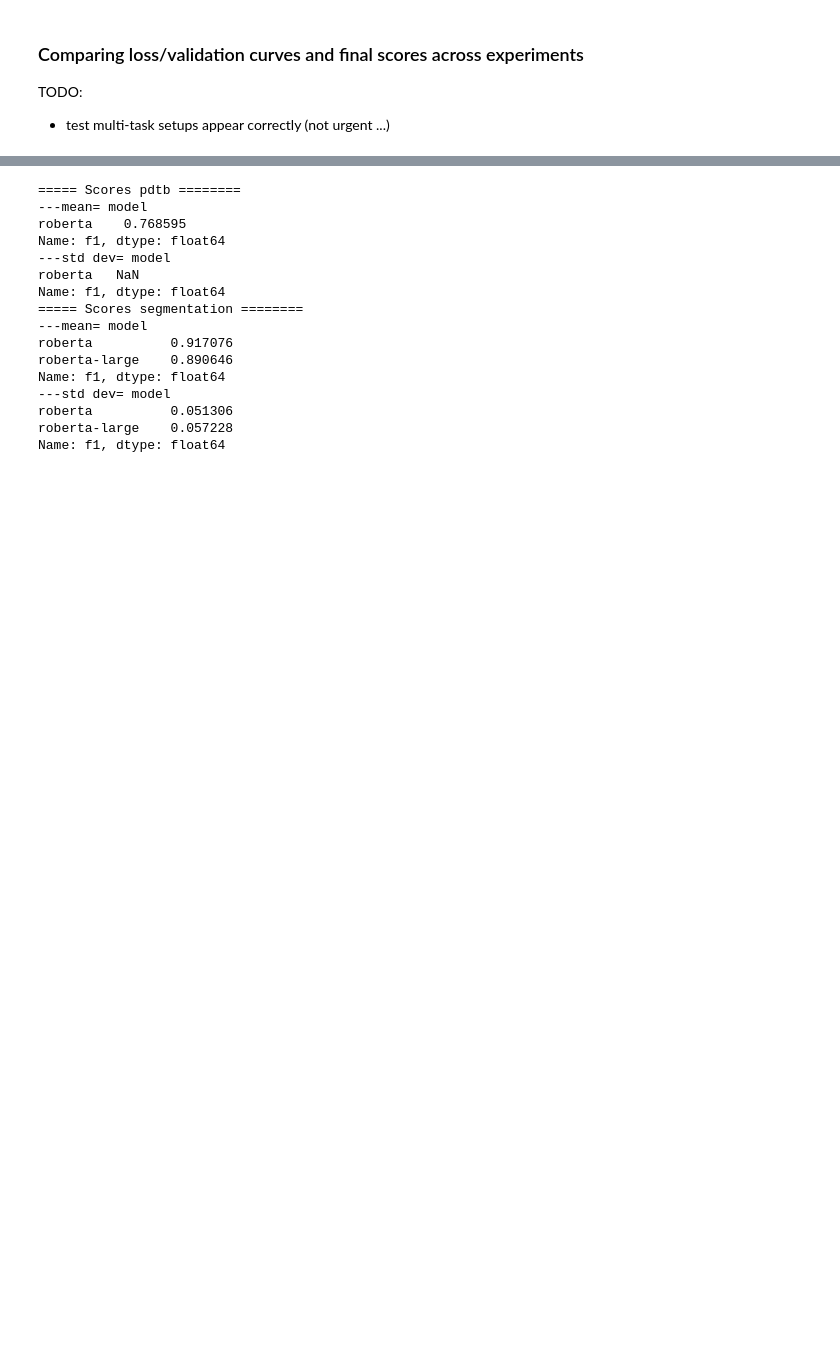
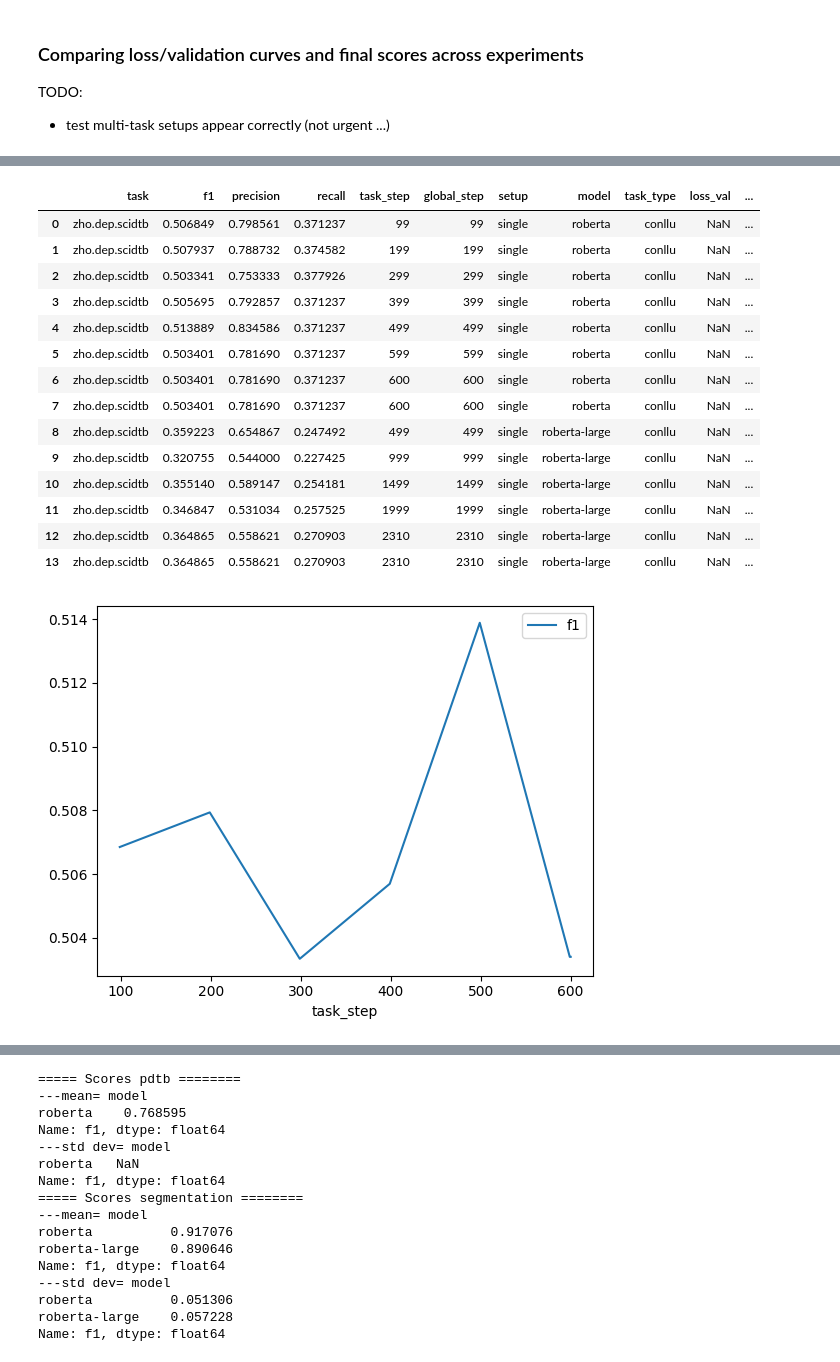
Before and after one commit to phimit/jiant, a Jupyter notebook: scripts/vizu_results.ipynb, the cells around one changed output, grey strips where cells are left out. Saved outputs shown, nothing was run; the diff lists cells and outputs as text; code cells hidden in the pictures; blank space fills up the shorter version.

Commit message:
collect score; generate test preds

```diff
--- a/scripts/vizu_results.ipynb
+++ b/scripts/vizu_results.ipynb
@@ -43,15 +177,11 @@ val_scores
 # %%
 
-TEST_TASK = "deu_rst_pcc"
+TEST_TASK = "zho_dep_scidtb"
 
 test_dir = retrieve_expe_dir(TEST_TASK,"conllu","roberta",config)
 print(test_dir)
 print(get_taskname_from_dir(test_dir))
 path = get_last_run(test_dir)
 log = get_log(path,"metrics")
-df = collect_expe_results(["deu_rst_pcc"],"conllu",["roberta","roberta-large"],config)
-
-# Example visualizations of loss/validation curves
-#alt.data_transformers.disable_max_rows()
-filter = (df["task"]=="deu.rst.pcc") & (df["model"]=="roberta-large") #& (df["global_step"]<5000)
-df[filter]["f1"].plot()
+df = collect_expe_results([TEST_TASK],"conllu",["roberta","roberta-large"],config)
+df
@@ -58,3 +208,27 @@ df[filter]["f1"].plot()
+# %%
+# Example visualizations of loss/validation curves
+#alt.data_transformers.disable_max_rows()
+TEST_TASK = TEST_TASK.replace("_",".")
+filter = (df["task"]==TEST_TASK) & (df["model"]=="roberta") #& (df["global_step"]<5000)
+df[filter].plot(x="task_step",y="f1")
+df[(df["task"]==TEST_TASK)]
+# %% [output]
+|  | task | f1 | precision | recall | task_step | global_step | setup | model | task_type | loss_val | ... |
+| 0 | zho.dep.scidtb | 0.506849 | 0.798561 | 0.371237 | 99 | 99 | single | roberta | conllu | NaN | ... |
+| 1 | zho.dep.scidtb | 0.507937 | 0.788732 | 0.374582 | 199 | 199 | single | roberta | conllu | NaN | ... |
+| 2 | zho.dep.scidtb | 0.503341 | 0.753333 | 0.377926 | 299 | 299 | single | roberta | conllu | NaN | ... |
+| 3 | zho.dep.scidtb | 0.505695 | 0.792857 | 0.371237 | 399 | 399 | single | roberta | conllu | NaN | ... |
+| 4 | zho.dep.scidtb | 0.513889 | 0.834586 | 0.371237 | 499 | 499 | single | roberta | conllu | NaN | ... |
+| 5 | zho.dep.scidtb | 0.503401 | 0.781690 | 0.371237 | 599 | 599 | single | roberta | conllu | NaN | ... |
+| 6 | zho.dep.scidtb | 0.503401 | 0.781690 | 0.371237 | 600 | 600 | single | roberta | conllu | NaN | ... |
+| 7 | zho.dep.scidtb | 0.503401 | 0.781690 | 0.371237 | 600 | 600 | single | roberta | conllu | NaN | ... |
+| 8 | zho.dep.scidtb | 0.359223 | 0.654867 | 0.247492 | 499 | 499 | single | roberta-large | conllu | NaN | ... |
+| 9 | zho.dep.scidtb | 0.320755 | 0.544000 | 0.227425 | 999 | 999 | single | roberta-large | conllu | NaN | ... |
+| 10 | zho.dep.scidtb | 0.355140 | 0.589147 | 0.254181 | 1499 | 1499 | single | roberta-large | conllu | NaN | ... |
+| 11 | zho.dep.scidtb | 0.346847 | 0.531034 | 0.257525 | 1999 | 1999 | single | roberta-large | conllu | NaN | ... |
+| 12 | zho.dep.scidtb | 0.364865 | 0.558621 | 0.270903 | 2310 | 2310 | single | roberta-large | conllu | NaN | ... |
+| 13 | zho.dep.scidtb | 0.364865 | 0.558621 | 0.270903 | 2310 | 2310 | single | roberta-large | conllu | NaN | ... |
+[figure, added]
 # %%
 # doesnt show ... why ? interpreter problem ?
 # alt.renderers.enable('default')
```
Also changed, not shown: parts of 14 cells of this notebook, 8 other files.
